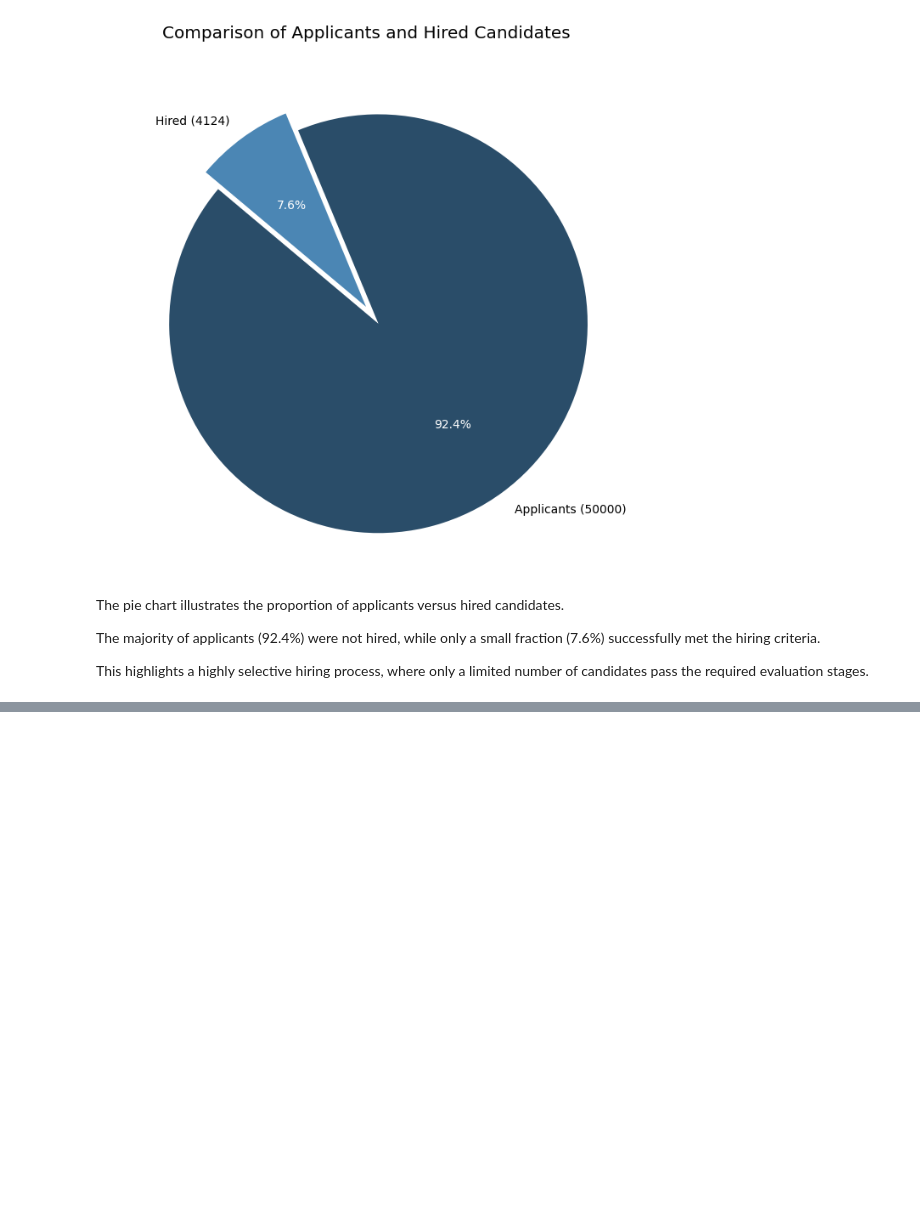
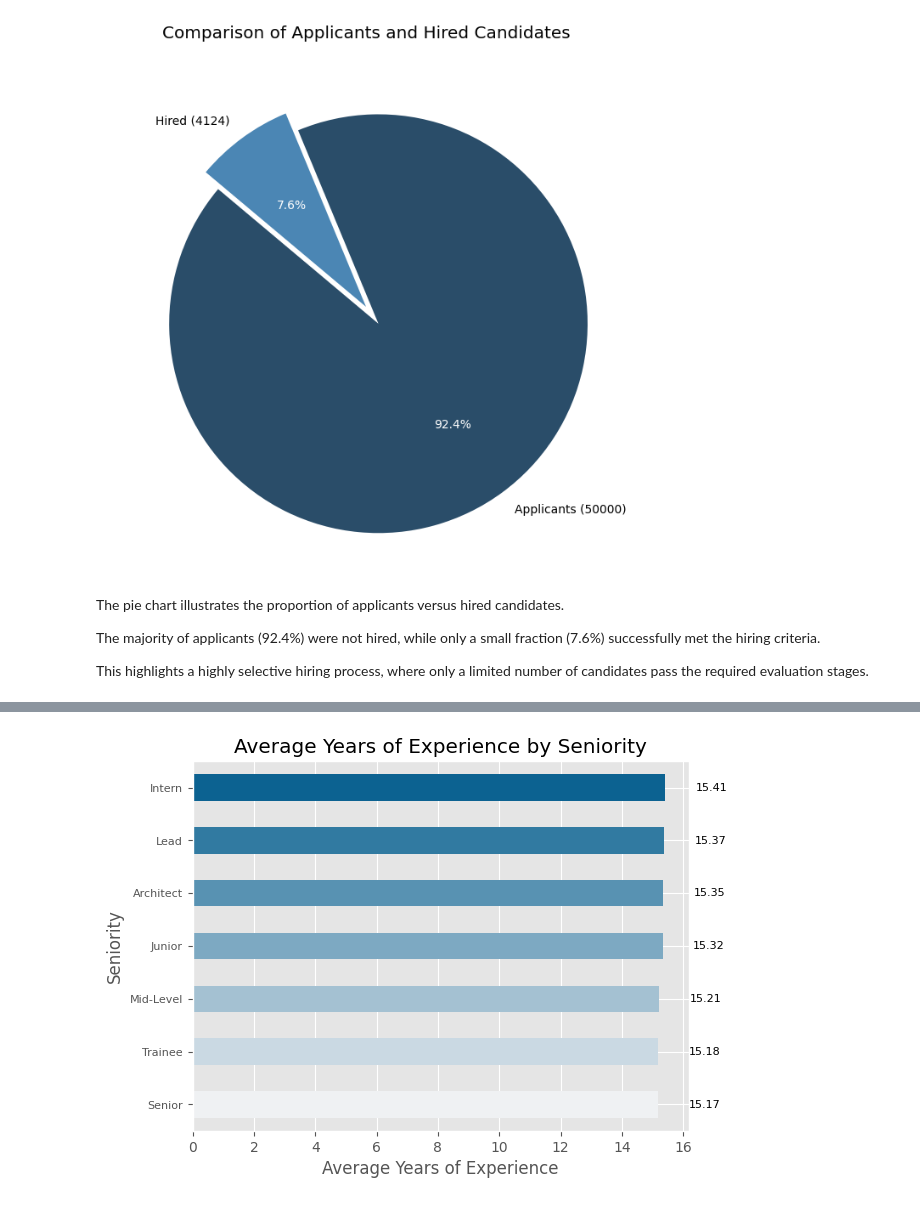
Before and after one commit to SEBASBELMOS/workshop-001, a Jupyter notebook: notebooks/02_EDA-candidates.ipynb, the cells around one changed output, grey strips where cells are left out. Saved outputs shown, nothing was run; the diff lists cells and outputs as text; code cells hidden in the pictures; blank space fills up the shorter version.

```diff
--- a/notebooks/02_EDA-candidates.ipynb
+++ b/notebooks/02_EDA-candidates.ipynb
@@ -363,0 +498,3 @@ This highlights a highly selective hiring process, where only a limited number o
+# %%
+seniority_avg_yoe = (df.groupby('seniority')['yoe'].mean().sort_values(ascending=False))
+seniority_avg_yoe
@@ -363,0 +521,17 @@ This highlights a highly selective hiring process, where only a limited number o
+# %%
+seniority_avg_yoe = seniority_avg_yoe.sort_values()
+
+seniority_avg_yoe.plot(kind='barh', color=color_palette(seniority_avg_yoe))
+
+plt.xlabel('Average Years of Experience')
+plt.ylabel('Seniority')
+plt.title('Average Years of Experience by Seniority')
+
+plt.yticks(fontsize=8)
+
+for index, value in enumerate(seniority_avg_yoe):
+    plt.text(value + 1, index, f"{value:.2f}", va='center', fontsize=8)
+
+plt.show()
+# %% [output]
+[figure, added]
```
Also changed, not shown: parts of 14 cells of this notebook.
